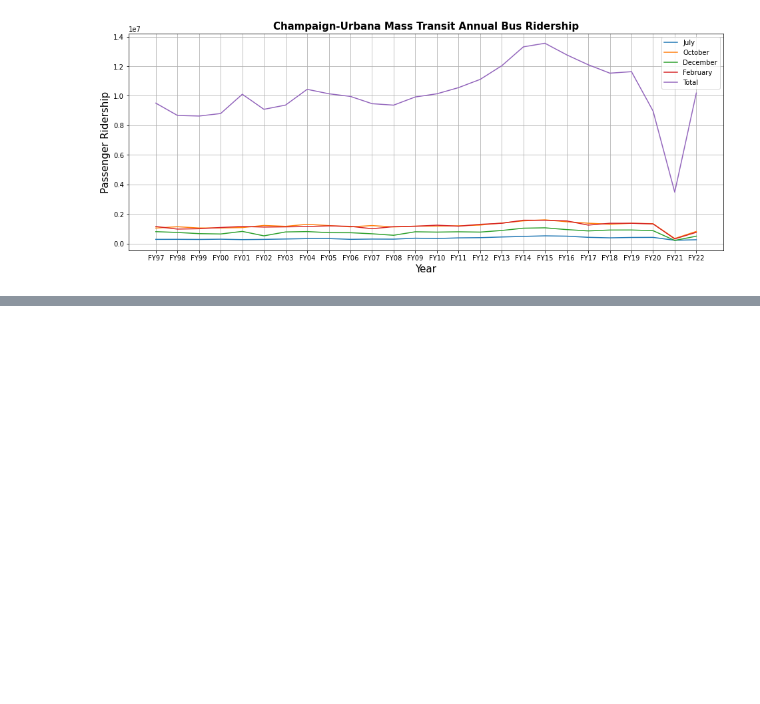
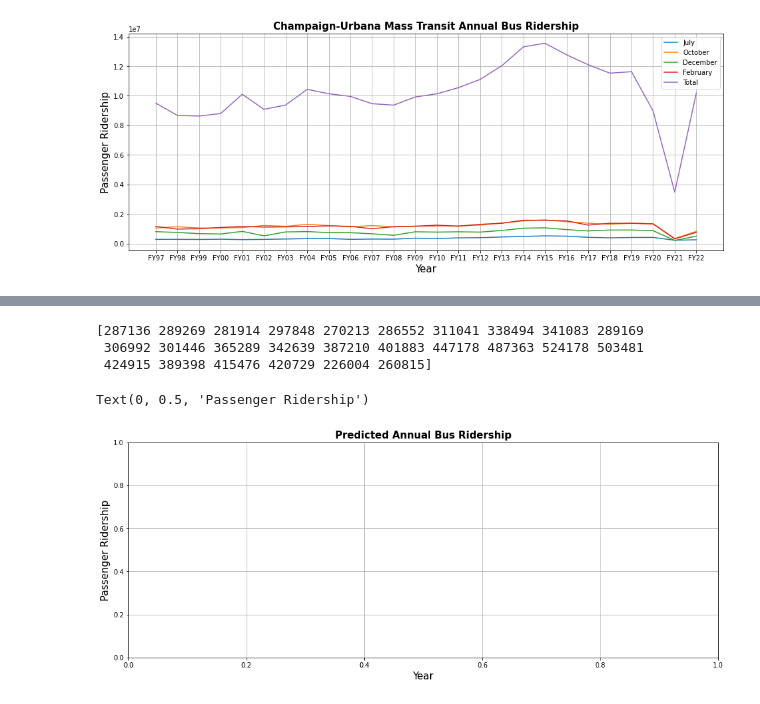
Before and after one commit to lotlouischoitslab/Champaign-Urbana_Bus_Ridership, a Jupyter notebook: champaign_bus_data_analysis.ipynb, the cells around one changed output, grey strips where cells are left out. Cells and saved outputs as stored; diff of their text form; code cells hidden in the pictures; blank space fills up the shorter version.

Commit message:
July dataset

```diff
--- a/champaign_bus_data_analysis.ipynb
+++ b/champaign_bus_data_analysis.ipynb
@@ -89,0 +87,23 @@ Range for Total is 10071424
+# %%
+#Time to do some Machine Learning
+from sklearn.tree import DecisionTreeRegressor
+from sklearn.linear_model import LinearRegression
+from sklearn.model_selection import train_test_split
+plt.style.use('bmh')
+# %%
+#create target dataset
+#start off with July
+x_july = df.drop(['Year'],axis=1)['July'].values.reshape(len(df['July']),1)
+#print(x_july)
+
+#create target dataset
+y_july = df['July']
+print(y_july.values)
+
+
+#Split the data into 80% training and 20% testing
+x_july_train, x_july_test, y_july_train,y_july_test = train_test_split(x_july,y_july,test_size=0.20)
+# %% [output]
+[287136 289269 281914 297848 270213 286552 311041 338494 341083 289169
+ 306992 301446 365289 342639 387210 401883 447178 487363 524178 503481
+ 424915 389398 415476 420729 226004 260815]
@@ -89,0 +114,20 @@ Range for Total is 10071424
+# %%
+###############Visualize the data for each column
+plt.figure(figsize=(16,6)) #adjust the figure size
+plt.title('Predicted Annual Bus Ridership',fontweight='bold',fontsize=15) #add the title
+plt.grid() #add the grid
+plt.xlabel('Year',fontsize=15) #add the x-axis label
+plt.ylabel('Passenger Ridership',fontsize=15) #add the y-axis label
+##################################################
+
+
+
+# x = df['Year'] #x-axis is going to be our year
+# temp = df.drop('Year',axis=1) #Just drop the year column because we are not going to use that for our data analytics
+# temp
+# for i in temp.columns: #Now for each column in our python dataframe column
+#     plt.plot(x,temp[i]) #I want to keep plotting
+# plt.legend(temp) #Don't forget to add the legend
+# %% [output]
+Text(0, 0.5, 'Passenger Ridership')
+[figure, added]
```
Also changed, not shown: parts of 4 cells of this notebook.
